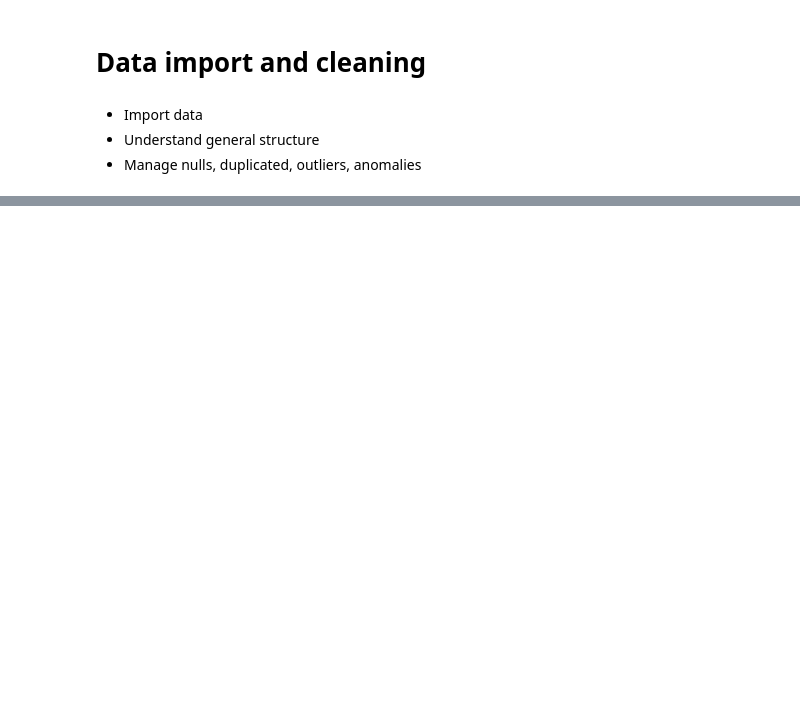
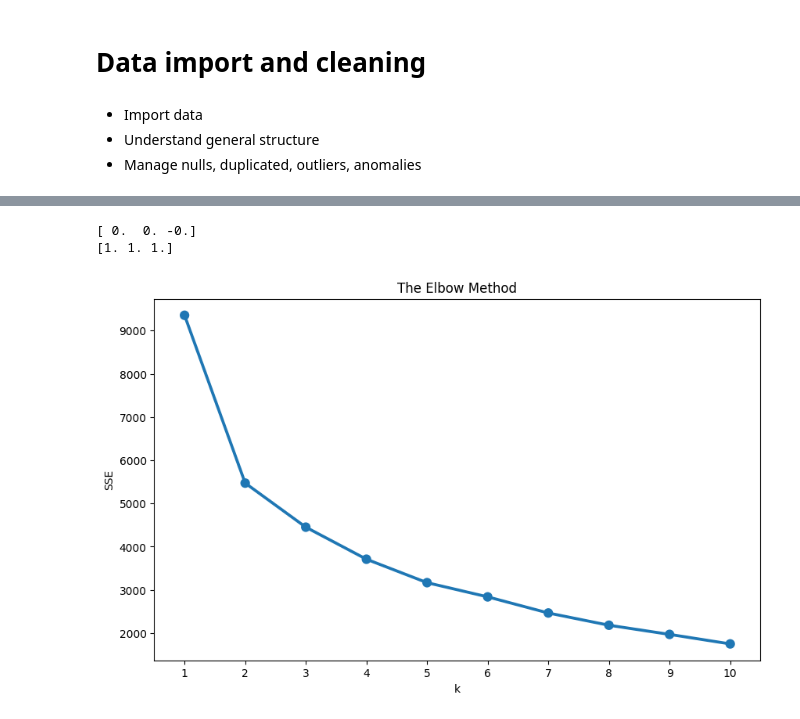
Before and after one commit to PeterLambertGitt/customer_segmentation, a Jupyter notebook: K-means_clustering.ipynb, the cells around one changed output, grey strips where cells are left out. Saved outputs shown, nothing was run; the diff lists cells and outputs as text; code cells hidden in the pictures; blank space fills up the shorter version.

Commit message:
new clustering data modelling

```diff
--- a/K-means_clustering.ipynb
+++ b/K-means_clustering.ipynb
@@ -453,0 +43,17 @@ clst_prd
+# %%
+df.reset_index(inplace = True)
+# %%
+df_s = df.sample(20000, random_state=66)
+df_s["InvoiceDate"] = df_s["InvoiceDate"].dt.date
+df_s["OrderValue"] = df_s["Quantity"] * df_s["UnitPrice"]
+snapshot_date = max(df_s['InvoiceDate']) + datetime.timedelta(days=1)
+customers = df_s.groupby(['CustomerID']).agg({'InvoiceDate': lambda x: (snapshot_date - x.max()).days,
+                                            'InvoiceNo': 'count','OrderValue': 'sum'})
+customers.rename(columns = {'InvoiceDate': 'Recency','InvoiceNo': 'Frequency',
+                            'OrderValue': 'MonetaryValue'}, inplace=True)
+# %%
+customers_fix = pd.DataFrame()
+customers_fix["Recency"] = stats.boxcox(customers['Recency'])[0]
+customers_fix["Frequency"] = stats.boxcox(customers['Frequency'])[0]
+customers_fix["MonetaryValue"] = pd.Series(np.cbrt(customers['MonetaryValue'])).values
+customers_fix.tail()
@@ -453,0 +67,25 @@ clst_prd
+# %%
+scaler = StandardScaler()
+scaler.fit(customers_fix)
+customers_normalized = scaler.transform(customers_fix)
+
+print(customers_normalized.mean(axis = 0).round(2)) # [0. -0. 0.]
+print(customers_normalized.std(axis = 0).round(2)) # [1. 1. 1.]
+# %% [output]
+[ 0.  0. -0.]
+[1. 1. 1.]
+# %%
+sse = {}
+for k in range(1, 11):
+    kmeans = KMeans(n_clusters=k, random_state=42)
+    kmeans.fit(customers_normalized)
+    sse[k] = kmeans.inertia_ # SSE to closest cluster centroid
+
+#Elbow Plot
+plt.title('The Elbow Method')
+plt.xlabel('k')
+plt.ylabel('SSE')
+sns.pointplot(x=list(sse.keys()), y=list(sse.values()))
+plt.show()
+# %% [output]
+[figure, added]
```
Also changed, not shown: parts of 70 cells of this notebook, 2 other files.
